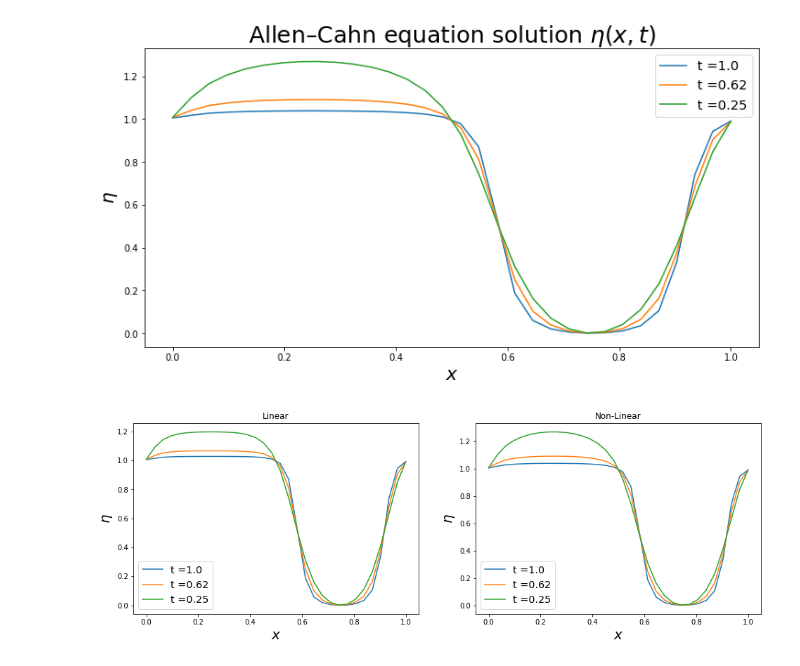
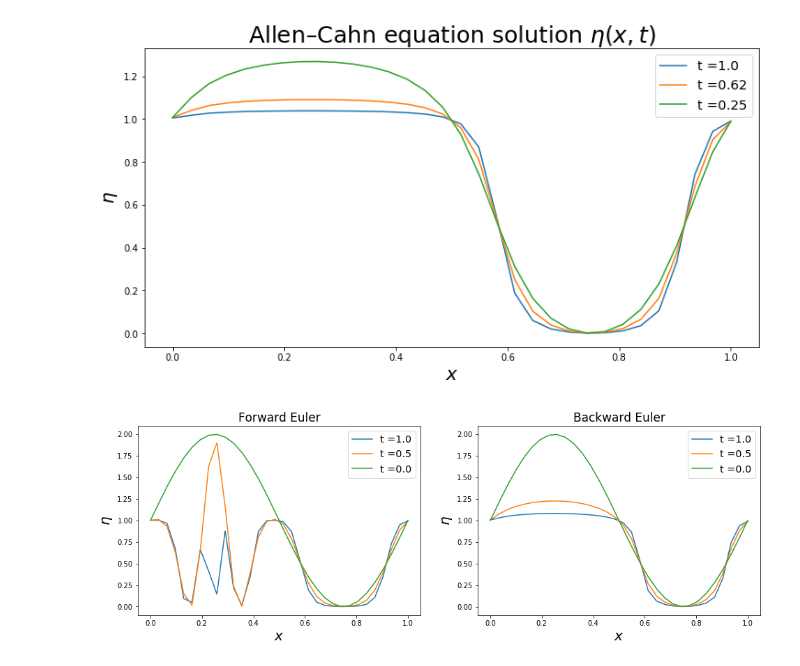
Before and after one commit to RobertoCorti/P1.4_seed, a Jupyter notebook: final_project/final_project_2019-2020.ipynb, the cells around one changed output. Saved outputs shown, nothing was run; the diff lists cells and outputs as text; code cells hidden in the pictures.

```diff
--- a/final_project/final_project_2019-2020.ipynb
+++ b/final_project/final_project_2019-2020.ipynb
@@ -135,15 +138,14 @@ def F(eta):
 
 def compute_basis_functions(support_points, degree):
     '''
-    Insert here what was in notebook 9
-    after you have computed the basis, return it
+    Computes piecewise polynomial basis function.
     '''
     basis = []
     M = len(support_points)
     for i in range(M):
         c = support_points*0                                       # c = [0,0,....,0]
         c[i] = 1                                                   # c = [0,0,..1,.0]
-        bi = PPoly.from_spline(splrep(support_points,c,k=degree))  # construct a piecewise polynomial from a spline
+        bi = PPoly.from_spline(splrep(support_points,c,k=degree))  # construct a piecewise polynomial from spline
         basis.append(bi)
 
     return basis
@@ -154,9 +156,9 @@ def compute_basis_functions(support_points, degree):
 
 def compute_global_quadrature(basis, n_gauss_quadrature_points):
     '''
-    Create a Gauss quadrature formula with n_gauss_quadrature_points, extract the intervals from basis (i.e., unique(basis.x)), and
-    create len(x)-1 shifted and scaled Gauss quadrature formulas that can be used to integrate on each interval. Put all of these
-    together, and return the result
+    Create a Gauss quadrature formula with n_gauss_quadrature_points, extract the intervals from basis,
+    create len(x)-1 shifted and scaled Gauss quadrature formulas that can be used to integrate on each interval.
+    Return the result
     '''
 
     intervals = unique(basis[0].x)  # Make sure every interval border is taken only once
@@ -204,8 +206,8 @@ def eta_0(x):
 
 def solve_allen_cahan(eta_0_function, eps, dt, ndofs, degree):
     '''
-    put together all the above functions, loop over time
-    and produce the result matrix eta, containing the solution at all points.
+    Forward Euler solution.
+    Produce as result a matrix eta, containing the solution at all points, and basis.
     '''
     q = linspace(0,1, ndofs)                                # array of points
     basis = compute_basis_functions(q, degree)              # create basis from q
@@ -364,14 +361,13 @@ By applying Backward Euler method we consider the following equation
 # Step 4
 
 def F_prime(eta):
-    return 12*eta*(eta-1) + 2       #second derivative of f. I need for Jacobian matrix for solve non linear eq.
+    return 12*eta*(eta-1) + 2       #second derivative of f. I need for Jacobian matrix for solving non linear eq.
 
 def solve_allen_cahan_non_linear(eta_0_function, eps, dt, ndofs, degree):
     '''
-    Instead of solving the problem explicitly, solve it implicitly,
-    by using backward euler method also for the non linear term.
+    Solution with backward Euler.
     This requires the solution of a Nonlinear problem at every step.
-    Use scipy and numpy methods to solve the non linear iteration.
+    Used scipy and numpy methods to solve the non linear iteration.
     '''
     q = linspace(0,1, ndofs)                            # array of points
     basis = compute_basis_functions(q, degree)          # create basis from q
@@ -411,17 +407,17 @@ _= plot_solution(eta, basis, 12, 1025)
 # %%
 figure(figsize=(16,5))
 
-stride = 12
+stride = 2
 resolution = 1025
 
 plt.subplot(1, 2, 1)
-eta, basis = solve_allen_cahan(eta_0, eps=0.01, dt=.03125, ndofs=32, degree=1)
+eta, basis = solve_allen_cahan(eta_0, eps=0.01, dt=0.25, ndofs=32, degree=1)
 _= plot_solution(eta, basis, stride, resolution)
-_= title("Linear")
+_= title("Forward Euler", fontsize=17)
 
 plt.subplot(1, 2, 2)
-eta, basis = solve_allen_cahan_non_linear(eta_0, eps=0.01, dt=.03125, ndofs=32, degree=1)
+eta, basis = solve_allen_cahan_non_linear(eta_0, eps=0.01, dt=0.25, ndofs=32, degree=1)
 _ = plot_solution(eta, basis, stride, resolution)
-_ = title("Non-Linear")
+_ = title("Backward Euler",  fontsize=17)
 # %% [output]
-[figure, old version]
+[figure, new version]
```
Also changed, not shown: parts of 9 cells of this notebook.
